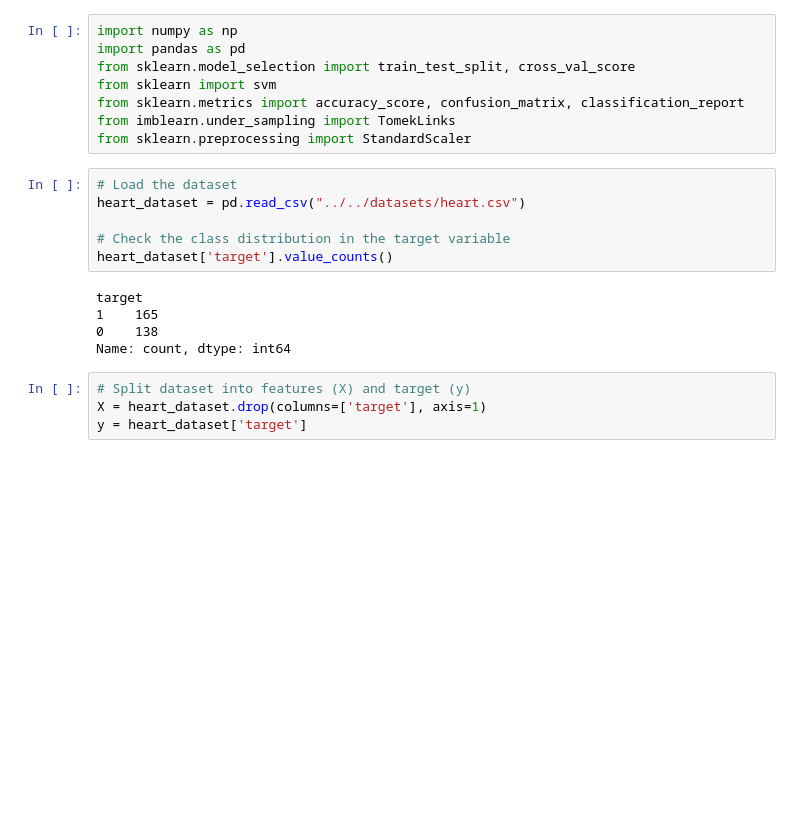
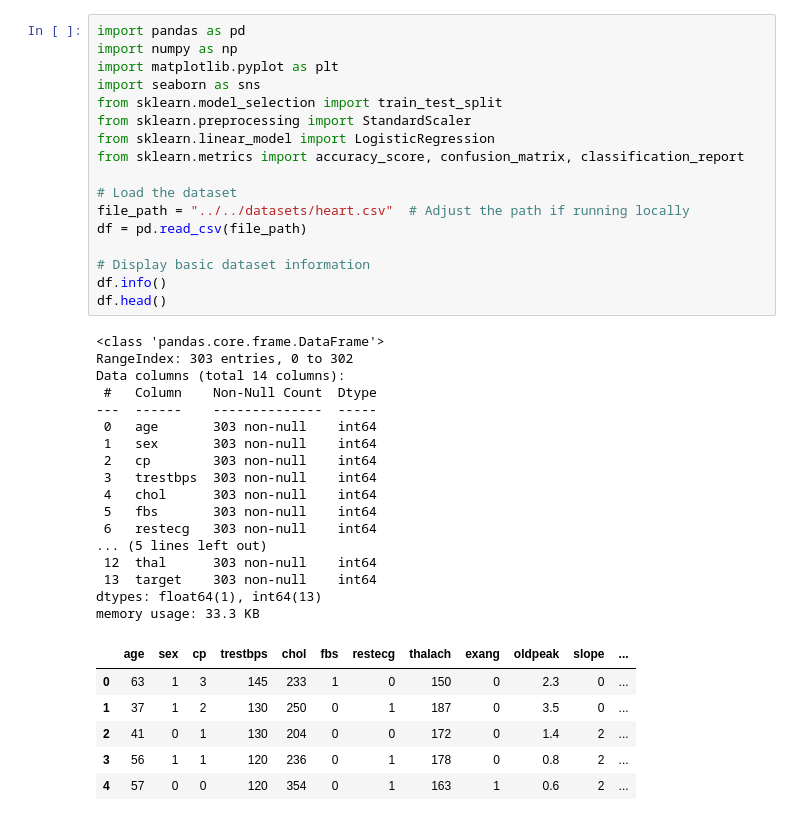
Before and after one commit to Sumit-Prasad01/Disease-Outbreaks, a Jupyter notebook: training_models/heart_model/heart_model.ipynb, the cells around one changed output. Cells and saved outputs as stored; diff of their text form; blank space fills up the shorter version.

```diff
--- a/training_models/heart_model/heart_model.ipynb
+++ b/training_models/heart_model/heart_model.ipynb
@@ -1,23 +1,41 @@
-# %%
-import numpy as np
-import pandas as pd
-from sklearn.model_selection import train_test_split, cross_val_score
-from sklearn import svm
-from sklearn.metrics import accuracy_score, confusion_matrix, classification_report
-from imblearn.under_sampling import TomekLinks
-from sklearn.preprocessing import StandardScaler
-# %%
-# Load the dataset
-heart_dataset = pd.read_csv("../../datasets/heart.csv")
-
-# Check the class distribution in the target variable
-heart_dataset['target'].value_counts()
-# %% [output]
-target
-1    165
-0    138
-Name: count, dtype: int64
-# %%
-# Split dataset into features (X) and target (y)
-X = heart_dataset.drop(columns=['target'], axis=1)
-y = heart_dataset['target']
+# %%
+import pandas as pd
+import numpy as np
+import matplotlib.pyplot as plt
+import seaborn as sns
+from sklearn.model_selection import train_test_split
+from sklearn.preprocessing import StandardScaler
+from sklearn.linear_model import LogisticRegression
+from sklearn.metrics import accuracy_score, confusion_matrix, classification_report
+
+# Load the dataset
+file_path = "../../datasets/heart.csv"  # Adjust the path if running locally
+df = pd.read_csv(file_path)
+
+# Display basic dataset information
+df.info()
+df.head()
+# %% [output]
+<class 'pandas.core.frame.DataFrame'>
+RangeIndex: 303 entries, 0 to 302
+Data columns (total 14 columns):
+ #   Column    Non-Null Count  Dtype
+---  ------    --------------  -----
+ 0   age       303 non-null    int64
+ 1   sex       303 non-null    int64
+ 2   cp        303 non-null    int64
+ 3   trestbps  303 non-null    int64
+ 4   chol      303 non-null    int64
+ 5   fbs       303 non-null    int64
+ 6   restecg   303 non-null    int64
+... (5 lines left out)
+ 12  thal      303 non-null    int64
+ 13  target    303 non-null    int64
+dtypes: float64(1), int64(13)
+memory usage: 33.3 KB
+|  | age | sex | cp | trestbps | chol | fbs | restecg | thalach | exang | oldpeak | slope | ... |
+| 0 | 63 | 1 | 3 | 145 | 233 | 1 | 0 | 150 | 0 | 2.3 | 0 | ... |
+| 1 | 37 | 1 | 2 | 130 | 250 | 0 | 1 | 187 | 0 | 3.5 | 0 | ... |
+| 2 | 41 | 0 | 1 | 130 | 204 | 0 | 0 | 172 | 0 | 1.4 | 2 | ... |
+| 3 | 56 | 1 | 1 | 120 | 236 | 0 | 1 | 178 | 0 | 0.8 | 2 | ... |
+| 4 | 57 | 0 | 0 | 120 | 354 | 0 | 1 | 163 | 1 | 0.6 | 2 | ... |
```
Also changed, not shown: parts of 11 cells of this notebook, 2 other files.
